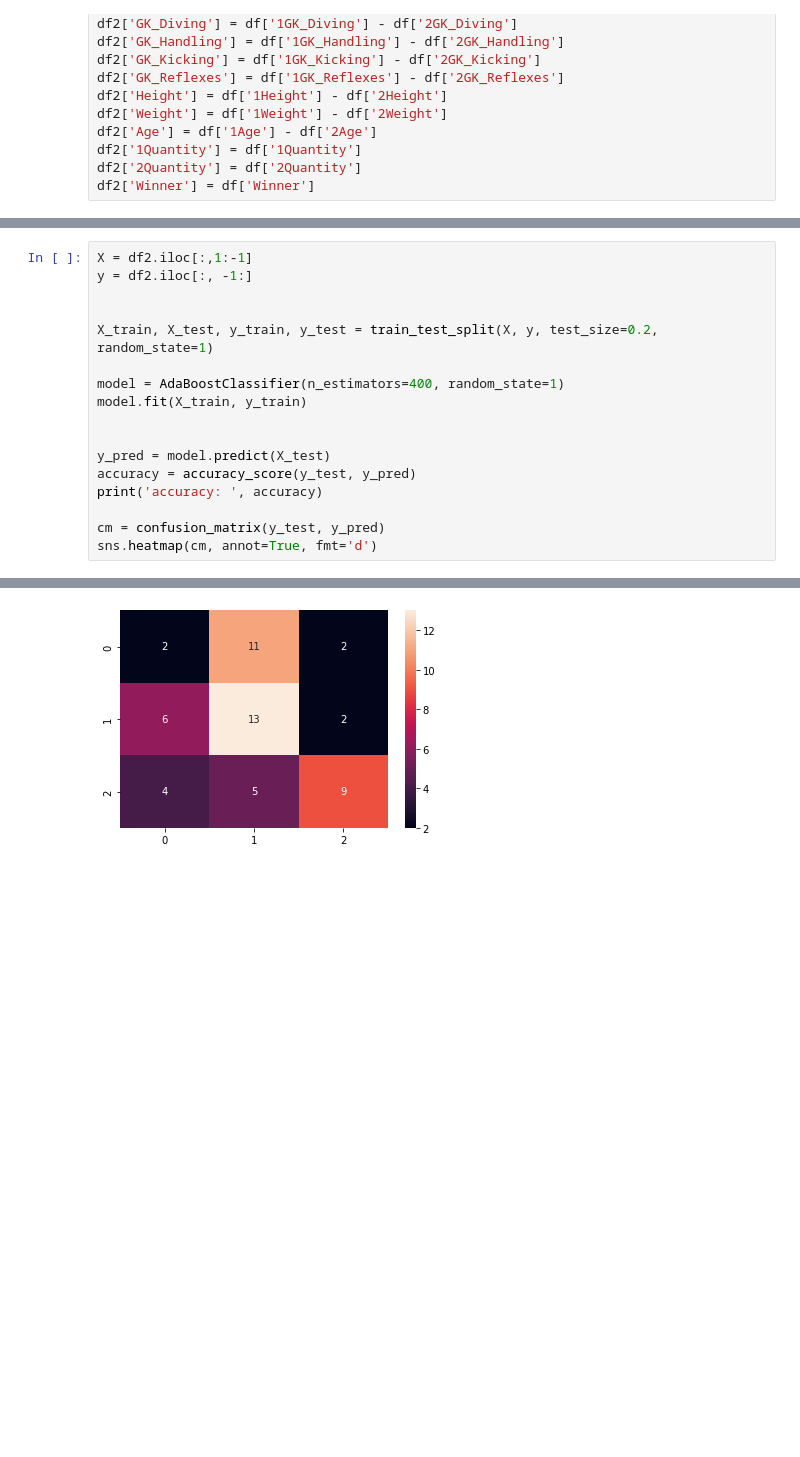
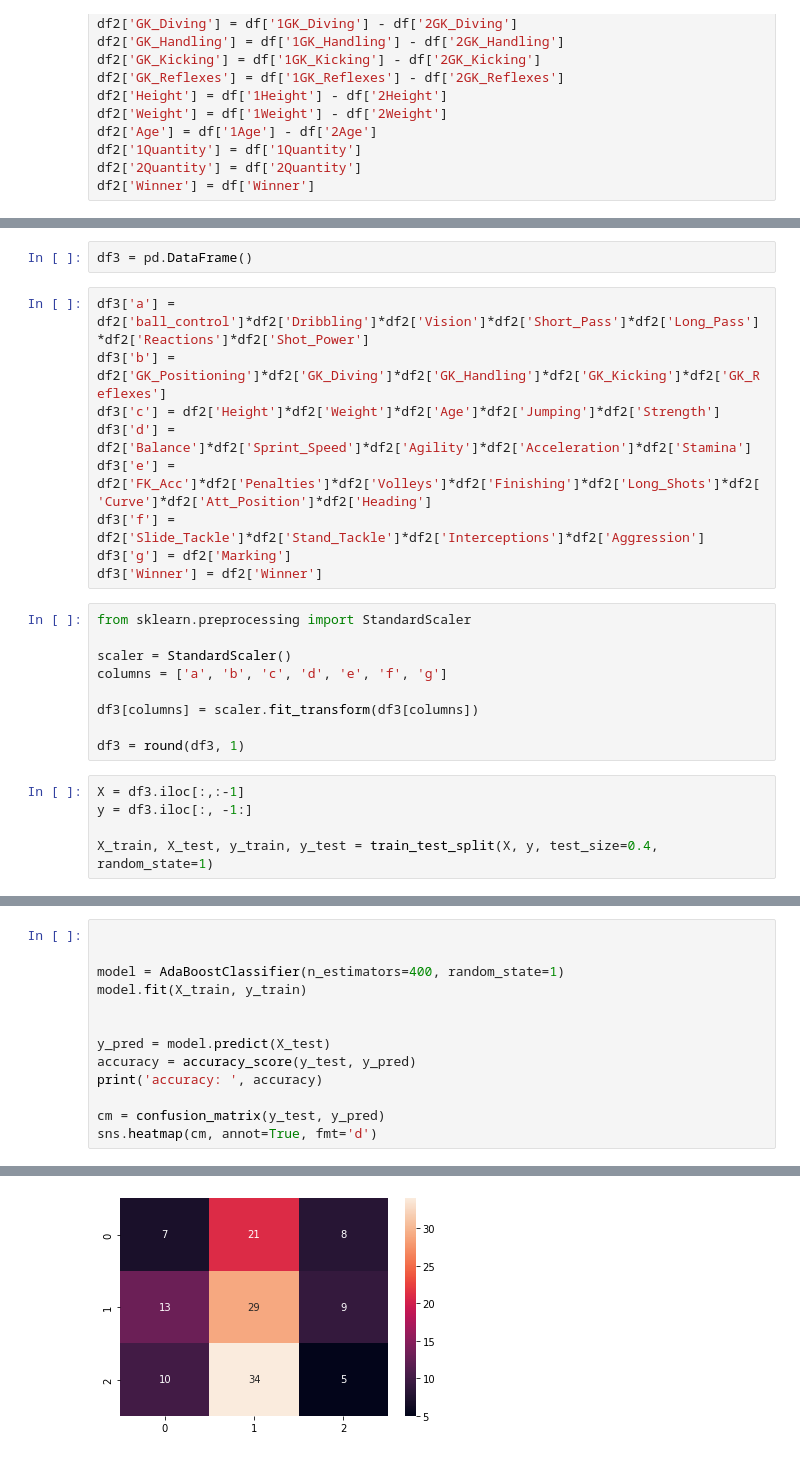
Before and after one commit to matiasperotti/web_scraping_and_prediction, a Jupyter notebook: feature_engineer.ipynb, the cells around one changed output, grey strips where cells are left out. Drawn from its saved outputs; the diff is of its cells as text; blank space fills up the shorter version.

Commit message:
feature engineer, scaler and new model

```diff
--- a/feature_engineer.ipynb
+++ b/feature_engineer.ipynb
@@ -154 +181,26 @@ df2 = round(df2, 1)
+# %%
+df3 = pd.DataFrame()
+# %%
+df3['a'] = df2['ball_control']*df2['Dribbling']*df2['Vision']*df2['Short_Pass']*df2['Long_Pass']*df2['Reactions']*df2['Shot_Power']
+df3['b'] = df2['GK_Positioning']*df2['GK_Diving']*df2['GK_Handling']*df2['GK_Kicking']*df2['GK_Reflexes']
+df3['c'] = df2['Height']*df2['Weight']*df2['Age']*df2['Jumping']*df2['Strength']
+df3['d'] = df2['Balance']*df2['Sprint_Speed']*df2['Agility']*df2['Acceleration']*df2['Stamina']
+df3['e'] = df2['FK_Acc']*df2['Penalties']*df2['Volleys']*df2['Finishing']*df2['Long_Shots']*df2['Curve']*df2['Att_Position']*df2['Heading']
+df3['f'] = df2['Slide_Tackle']*df2['Stand_Tackle']*df2['Interceptions']*df2['Aggression']
+df3['g'] = df2['Marking']
+df3['Winner'] = df2['Winner']
+# %%
+from sklearn.preprocessing import StandardScaler
+
+scaler = StandardScaler()
+columns = ['a', 'b', 'c', 'd', 'e', 'f', 'g']
+
+df3[columns] = scaler.fit_transform(df3[columns])
+
+df3 = round(df3, 1)
+# %%
+X = df3.iloc[:,:-1]
+y = df3.iloc[:, -1:]
+
+X_train, X_test, y_train, y_test = train_test_split(X, y, test_size=0.4, random_state=1)
 # %%
@@ -162,9 +213,5 @@ df2.head(3)
 # %%
-X = df2.iloc[:,1:-1]
-y = df2.iloc[:, -1:]
 
-
-X_train, X_test, y_train, y_test = train_test_split(X, y, test_size=0.2, random_state=1)
 
 model = AdaBoostClassifier(n_estimators=400, random_state=1)
 model.fit(X_train, y_train)
@@ -181,2 +228,2 @@ accuracy:  0.4444444444444444
 <AxesSubplot: >
-[figure, old version]
+[figure, new version]
```
Also changed, not shown: parts of 17 cells of this notebook, 11 other files.
